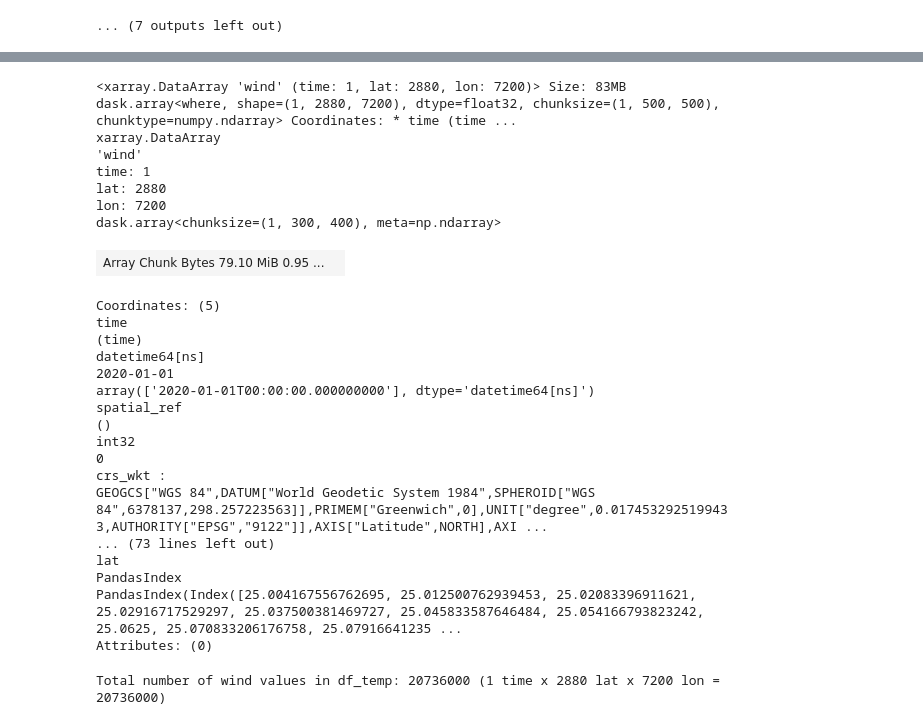
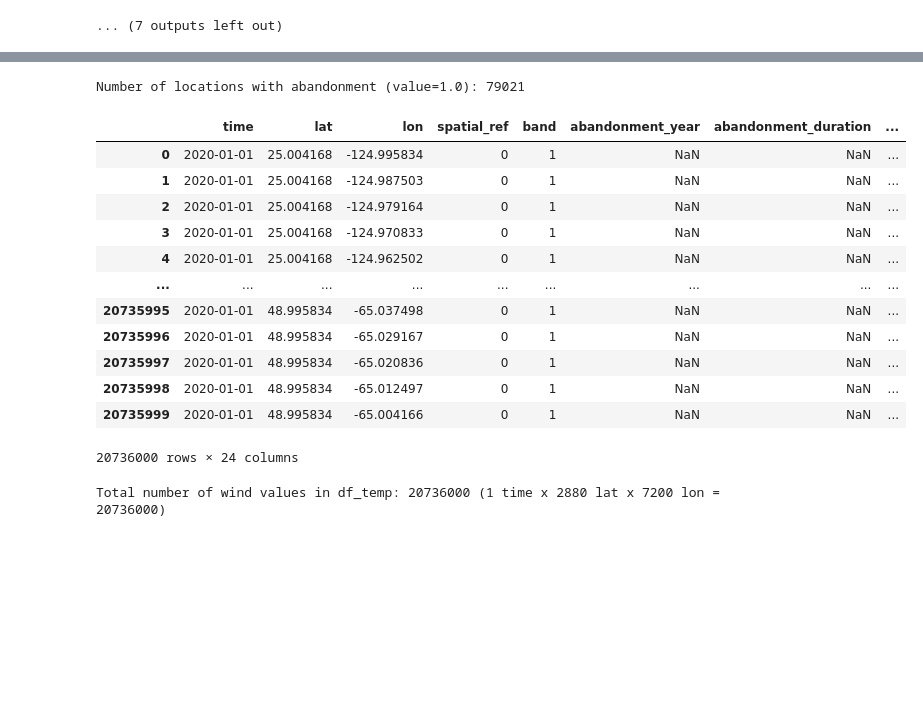
Before and after one commit to px39n/Landuse_Zhong, a Jupyter notebook: 2.3 process_csv_for_prediction.ipynb, the cells around one changed output, grey strips where cells are left out. Saved outputs shown, nothing was run; the diff lists cells and outputs as text; code cells hidden in the pictures; blank space fills up the shorter version.

```diff
--- a/2.3 process_csv_for_prediction.ipynb
+++ b/2.3 process_csv_for_prediction.ipynb
@@ -145,11 +147,12 @@ try:
         lon=slice(usa_bounds_main['lon_min'], usa_bounds_main['lon_max'])
     )
 
-    mask_main = ((abandonment_year + abandonment_duration - 2) == 2020)
+    mask_main = ((abandonment_year + abandonment_duration - 2) >= 2020)
 
 except:
     None
 # Calculate validation number
-valid_mask = mask_main.notnull().sum() # Changed notna() to notnull() since it's the correct xarray method
-print(f"Number of valid abandonment years: {valid_mask}")
+valid_count = mask_main.values.sum()  # 使用.values转换为numpy数组并计算和
+ # Changed notna() to notnull() since it's the correct xarray method
+print(f"Number of valid abandonment years: {valid_count}")
 # %% [output]
@@ -230,10 +236,10 @@ def combine_feature(ds_merge, filename , timeflag, step, stop=0):
     merged_df = pd.concat(merged_dfs, ignore_index=True)
 
 
-    # mergedf_path = os.path.join('D:\\xarray\\03_test', f'US_abandonment_{filename}_{timeflag}.csv')
+    mergedf_path = os.path.join('D:\\xarray\\03_test', f'US_abandonment_{filename}_{timeflag}.csv')
 
-    # # Save to CSV
-    # merged_df.to_csv(mergedf_path, index=False)
+    # Save to CSV
+    merged_df.to_csv(mergedf_path, index=False)
 
     return merged_df
 
@@ -289,11 +295,3 @@ Processing variable 10 of 19: Population
 Processing variable 11 of 19: Powerdist
 Processing variable 12 of 19: PrimaryRoad
 ... (7 outputs left out)
-# %%
-# Count non-NaN values in abandonment_year column
-valid_count = final_merged_df['rsds'].notna().sum()
-print(f"Number of valid abandonment years: {valid_count}")
-# Drop rows where 'rsds' column has NaN values
-final_merged_df = final_merged_df.dropna(subset=['rsds'])
-print(f"Number of records after dropping NaN rsds values: {len(final_merged_df)}")
-final_merged_df
@@ -316,2 +314,23 @@ Number of records after dropping NaN rsds values: 79034
+# %%
+# Count values where abandonment_year is True (1.0)
+true_count = final_merged_df['current_abandonment'].eq(1).sum()
+print(f"Number of locations with abandonment (value=1.0): {true_count}")
+
+final_merged_df
+# %% [output]
+Number of locations with abandonment (value=1.0): 79021
+|  | time | lat | lon | spatial_ref | band | abandonment_year | abandonment_duration | ... |
+| 0 | 2020-01-01 | 25.004168 | -124.995834 | 0 | 1 | NaN | NaN | ... |
+| 1 | 2020-01-01 | 25.004168 | -124.987503 | 0 | 1 | NaN | NaN | ... |
+| 2 | 2020-01-01 | 25.004168 | -124.979164 | 0 | 1 | NaN | NaN | ... |
+| 3 | 2020-01-01 | 25.004168 | -124.970833 | 0 | 1 | NaN | NaN | ... |
+| 4 | 2020-01-01 | 25.004168 | -124.962502 | 0 | 1 | NaN | NaN | ... |
+| ... | ... | ... | ... | ... | ... | ... | ... | ... |
+| 20735995 | 2020-01-01 | 48.995834 | -65.037498 | 0 | 1 | NaN | NaN | ... |
+| 20735996 | 2020-01-01 | 48.995834 | -65.029167 | 0 | 1 | NaN | NaN | ... |
+| 20735997 | 2020-01-01 | 48.995834 | -65.020836 | 0 | 1 | NaN | NaN | ... |
+| 20735998 | 2020-01-01 | 48.995834 | -65.012497 | 0 | 1 | NaN | NaN | ... |
+| 20735999 | 2020-01-01 | 48.995834 | -65.004166 | 0 | 1 | NaN | NaN | ... |
+20736000 rows × 24 columns
 # %%
 # Save final merged dataframe to CSV
@@ -319,31 +339,3 @@ final_merged_df.to_csv('data/us_abandoen.csv', index=False)
-# %%
-df_temp
-# %% [output]
-<xarray.DataArray 'wind' (time: 1, lat: 2880, lon: 7200)> Size: 83MB dask.array<where, shape=(1, 2880, 7200), dtype=float32, chunksize=(1, 500, 500), chunktype=numpy.ndarray> Coordinates: * time (time ...
-xarray.DataArray
-'wind'
-time: 1
-lat: 2880
-lon: 7200
-dask.array<chunksize=(1, 300, 400), meta=np.ndarray>
-| Array Chunk Bytes 79.10 MiB 0.95 ... |  |
-Coordinates: (5)
-time
-(time)
-datetime64[ns]
-2020-01-01
-array(['2020-01-01T00:00:00.000000000'], dtype='datetime64[ns]')
-spatial_ref
-()
-int32
-0
-crs_wkt :
-GEOGCS["WGS 84",DATUM["World Geodetic System 1984",SPHEROID["WGS 84",6378137,298.257223563]],PRIMEM["Greenwich",0],UNIT["degree",0.0174532925199433,AUTHORITY["EPSG","9122"]],AXIS["Latitude",NORTH],AXI ...
-... (73 lines left out)
-lat
-PandasIndex
-PandasIndex(Index([25.004167556762695, 25.012500762939453, 25.02083396911621, 25.02916717529297, 25.037500381469727, 25.045833587646484, 25.054166793823242, 25.0625, 25.070833206176758, 25.07916641235 ...
-Attributes: (0)
 # %%
 # Plot df_temp using matplotlib
 import matplotlib.pyplot as plt
```
Also changed, not shown: parts of 9 cells of this notebook, 10 other files.
